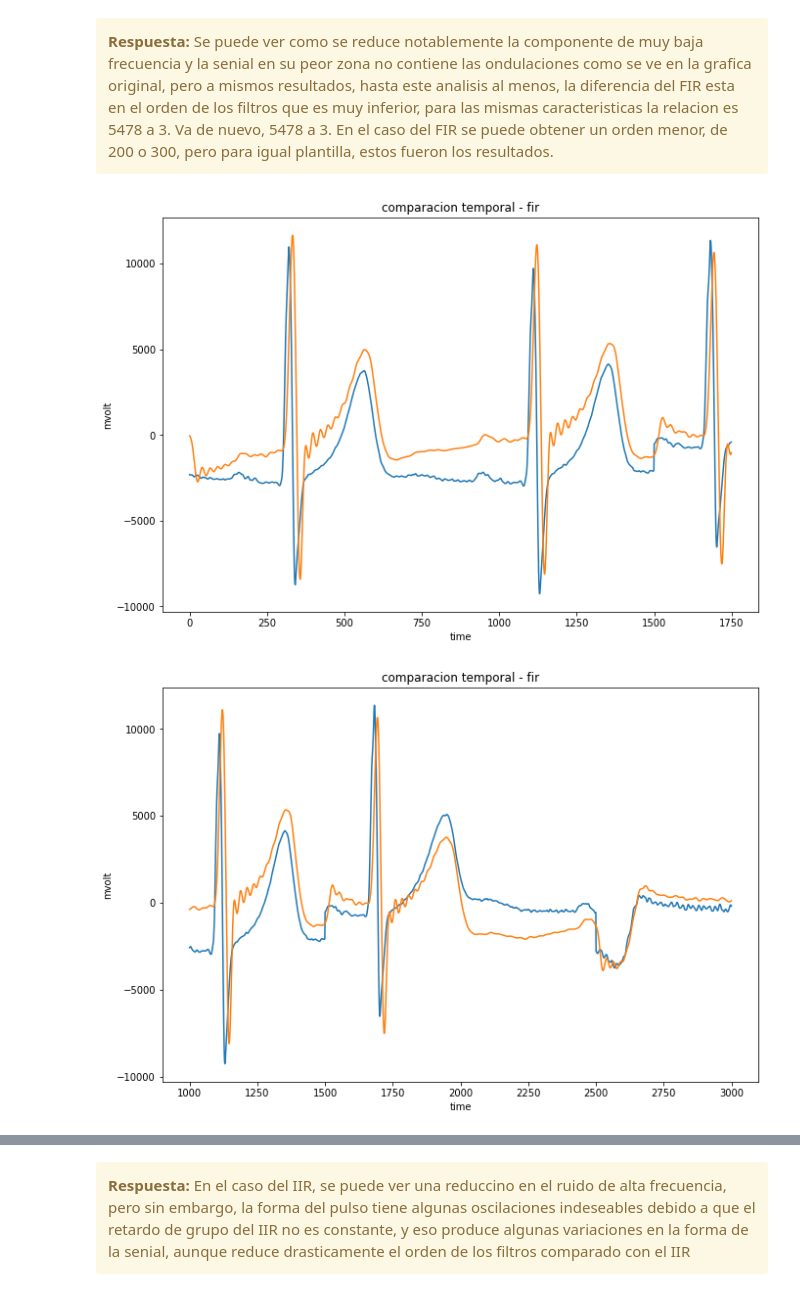
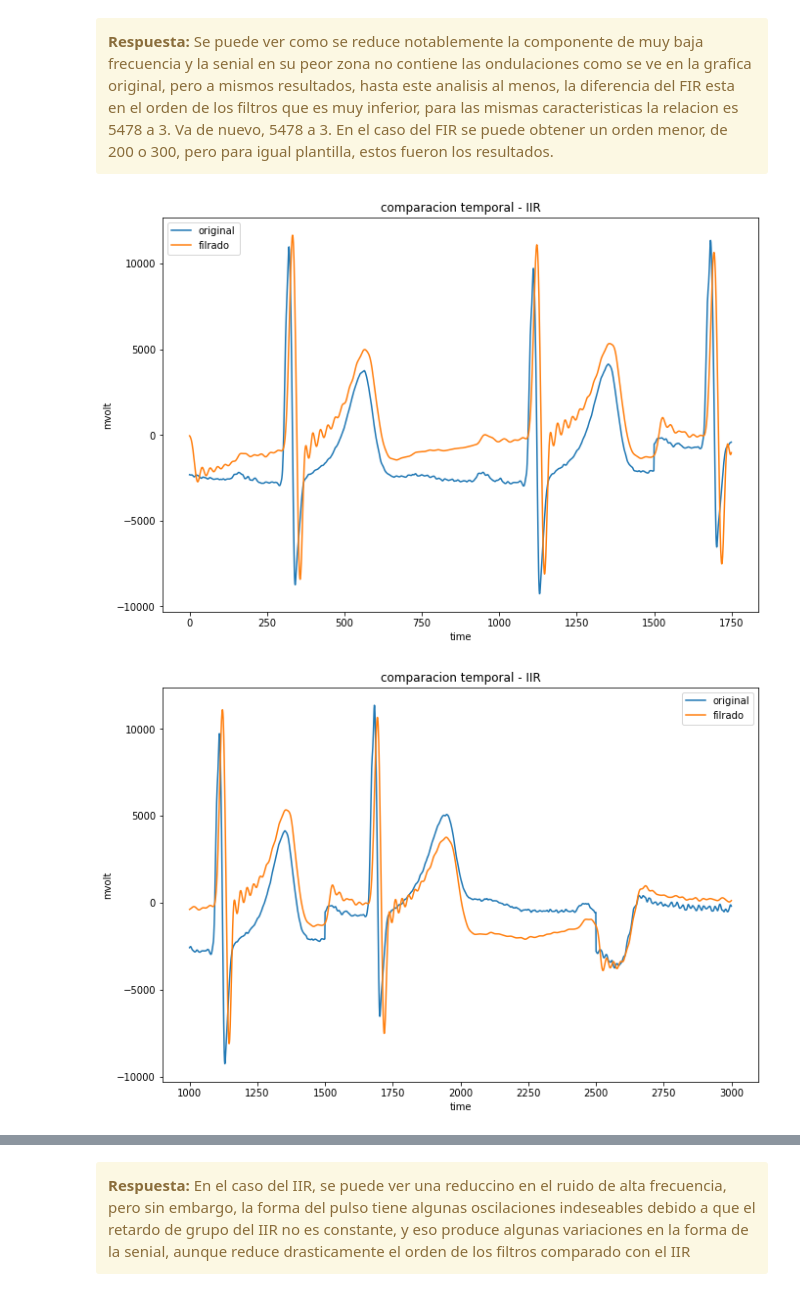
Before and after one commit to pslavkin/mse_15psf, a Jupyter notebook: tp2/TP2 - Filtrado.ipynb, the cells around one changed output, grey strips where cells are left out. Saved outputs shown, nothing was run; the diff lists cells and outputs as text; code cells hidden in the pictures.

```diff
--- a/tp2/TP2 - Filtrado.ipynb
+++ b/tp2/TP2 - Filtrado.ipynb
@@ -508,38 +570,38 @@ fs = 1000
 
 sg          = signal_generator_class()
 pl          = plotter_class          ( 1,1 )
 f           = filter_class           (     )
 dft_c       = dft_class              (     )
 
 mat                = scipy.io.loadmat('file.mat')
 ecg_lead_original  = mat[ 'ecg_lead'           ]
 qrs_pattern1       = mat[ 'qrs_pattern1'       ]
 heartbeat_pattern1 = mat[ 'heartbeat_pattern1' ]
 heartbeat_pattern2 = mat[ 'heartbeat_pattern2' ]
 qrs_detections     = mat[ 'qrs_detections'     ]
 
 lopass             = np.load("lopass_iir.npz")['ba']
 hipass             = np.load("hipass_iir.npz")['ba']
 
 ecg_lead=np.append(ecg_lead_original[4000:5500],ecg_lead_original[10000:11000])
 ecg_lead=np.append(ecg_lead,ecg_lead_original[int( 5.0*60*fs):int( 5.2*60*fs)])
 ecg_lead=ecg_lead[:ecg_lead.size].flatten()
 
 y = f.iir       ( ecg_lead,lopass[0],lopass[1] )
 y = f.iir       ( y,hipass[0],hipass[1] )
 t = np.linspace ( 0,y.size,y.size )
 
 y=y[5:]
-pl.plot_signal  ( 1 ,t ,ecg_lead ,'ecg_lead' ,'time [msec]' ,'mvolt' ,trace='-',center=750, zoom=1000 )
-pl.plot_signal  ( 1 ,t ,y        ,'comparacion temporal - fir' , 'time' ,'mvolt'  ,trace='-' ,center=750, zoom=1000)
+pl.plot_signal  ( 1 ,t ,ecg_lead ,'ecg_lead' ,'time [msec]' ,'mvolt' ,trace='-',about='original',center=750, zoom=1000 )
+pl.plot_signal  ( 1 ,t ,y        ,'comparacion temporal - IIR' , 'time' ,'mvolt'  ,trace='-', about='filrado',center=750, zoom=1000)
 pl          = plotter_class          ( 1,1 )
-pl.plot_signal  ( 1 ,t ,ecg_lead ,'ecg_lead' ,'time [msec]' ,'mvolt' ,trace='-',center=2000, zoom=1000 )
-pl.plot_signal  ( 1 ,t,y ,'comparacion temporal - fir' , 'time' ,'mvolt'  ,trace='-' ,center=2000, zoom=1000)
+pl.plot_signal  ( 1 ,t ,ecg_lead ,'ecg_lead' ,'time [msec]' ,'mvolt' ,trace='-',about='original',center=2000, zoom=1000 )
+pl.plot_signal  ( 1 ,t,y ,'comparacion temporal - IIR' , 'time' ,'mvolt'  ,trace='-' ,about='filrado',center=2000, zoom=1000)
 pl          = plotter_class          ( 1,1 )
-pl.plot_signal  ( 1 ,t ,ecg_lead ,'ecg_lead' ,'time [msec]' ,'mvolt' ,trace='-'      ,center=1500+1000+0.1*60*fs, zoom=0.1*60*fs/4 )
-pl.plot_signal  ( 1 ,t,y ,'comparacion temporal - fir' , 'time' ,'mvolt'  ,trace='-' ,center=1500+1000+0.1*60*fs, zoom=0.1*60*fs/4)
+pl.plot_signal  ( 1 ,t ,ecg_lead ,'ecg_lead' ,'time [msec]' ,'mvolt' ,trace='-'      ,about='original',center=1500+1000+0.1*60*fs, zoom=0.1*60*fs/4 )
+pl.plot_signal  ( 1 ,t,y ,'comparacion temporal - IIR' , 'time' ,'mvolt'  ,trace='-' ,about='filrado',center=1500+1000+0.1*60*fs, zoom=0.1*60*fs/4)
 
 #pl.plot_show()
 # %% [output]
-[figure, old version]
+[figure, new version]
-[figure, old version]
+[figure, new version]
```
Also changed, not shown: parts of 11 cells of this notebook, 2 other files.
